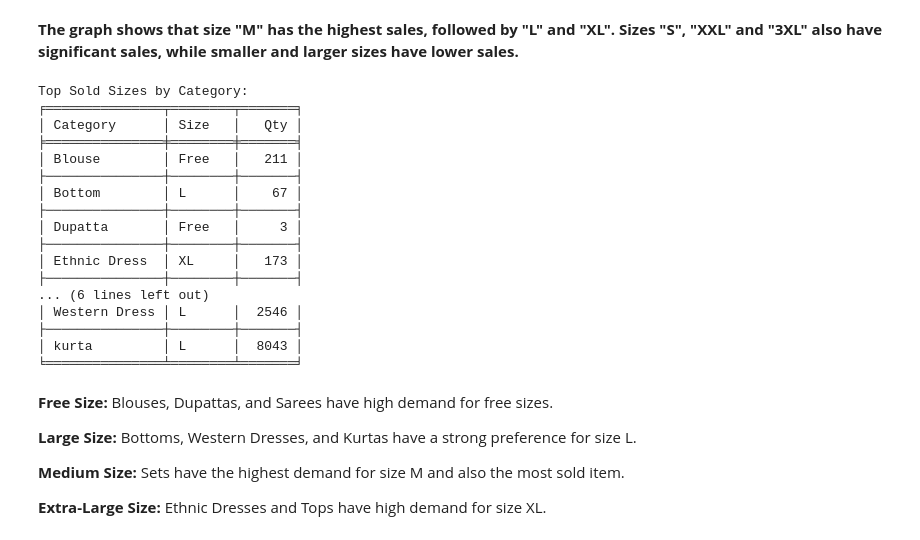
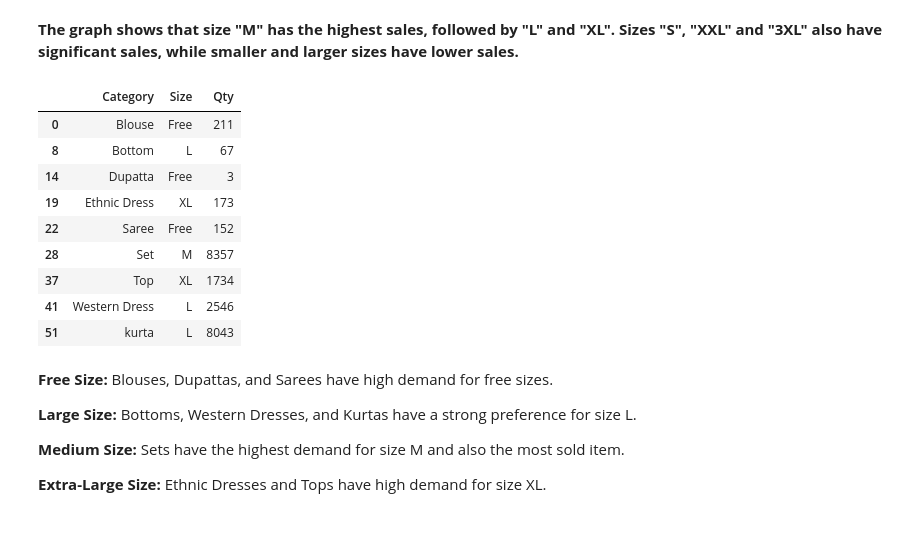
Before and after one commit to Usayed777/PortfolioProjects, a Jupyter notebook: Amazon.ipynb, the cells around one changed output. Cells and saved outputs as stored; diff of their text form; code cells hidden in the pictures.

```diff
--- a/Amazon.ipynb
+++ b/Amazon.ipynb
@@ -787,27 +768,21 @@ plt.show()
 # %%
 category_size_sales = df.groupby(['Category', 'Size'])['Qty'].sum().reset_index()
 top_sizes_by_category = category_size_sales.sort_values(['Category', 'Qty'], ascending=[True, False]).drop_duplicates('Category')
 
-print("Top Sold Sizes by Category:")
-print(tabulate(top_sizes_by_category, headers='keys', tablefmt='fancy_grid', showindex=False))
+styled_table = apply_table_style(top_sizes_by_category)
+
+styled_table
 # %% [output]
-Top Sold Sizes by Category:
-╒═══════════════╤════════╤═══════╕
-│ Category      │ Size   │   Qty │
-╞═══════════════╪════════╪═══════╡
-│ Blouse        │ Free   │   211 │
-├───────────────┼────────┼───────┤
-│ Bottom        │ L      │    67 │
-├───────────────┼────────┼───────┤
-│ Dupatta       │ Free   │     3 │
-├───────────────┼────────┼───────┤
-│ Ethnic Dress  │ XL     │   173 │
-├───────────────┼────────┼───────┤
-... (6 lines left out)
-│ Western Dress │ L      │  2546 │
-├───────────────┼────────┼───────┤
-│ kurta         │ L      │  8043 │
-╘═══════════════╧════════╧═══════╛
+|  | Category | Size | Qty |
+| 0 | Blouse | Free | 211 |
+| 8 | Bottom | L | 67 |
+| 14 | Dupatta | Free | 3 |
+| 19 | Ethnic Dress | XL | 173 |
+| 22 | Saree | Free | 152 |
+| 28 | Set | M | 8357 |
+| 37 | Top | XL | 1734 |
+| 41 | Western Dress | L | 2546 |
+| 51 | kurta | L | 8043 |
 # %% [markdown]
 **Free Size:** Blouses, Dupattas, and Sarees have high demand for free sizes.
 
```
Also changed, not shown: parts of 9 cells of this notebook.
